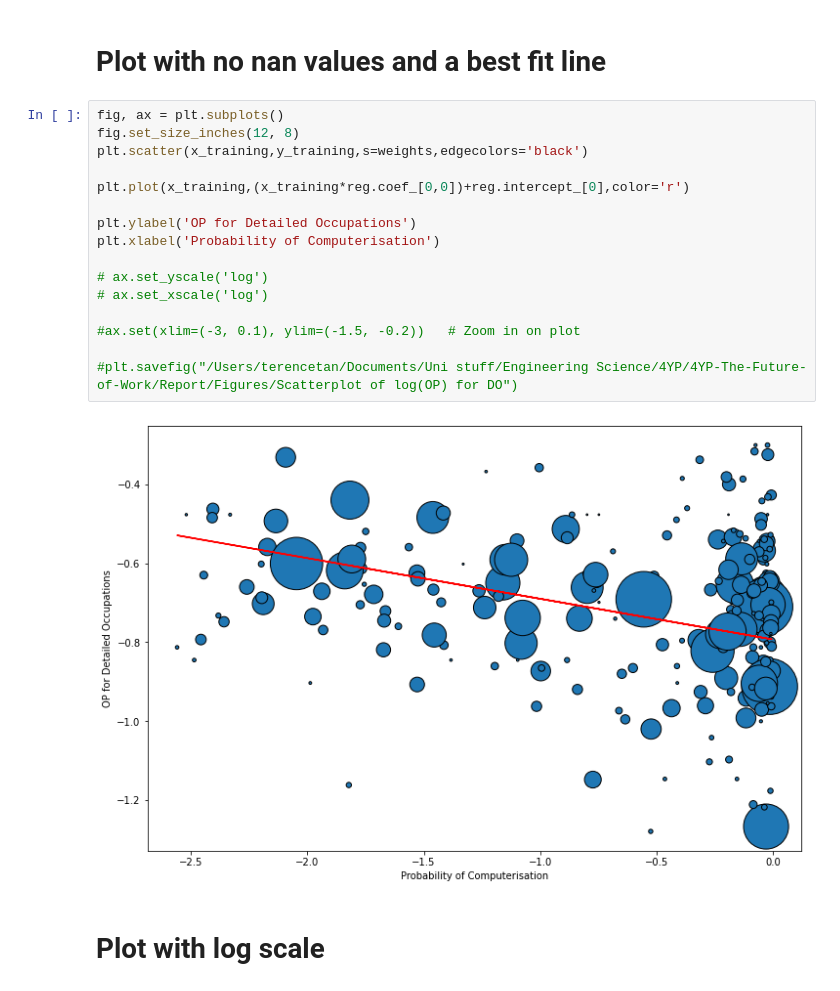
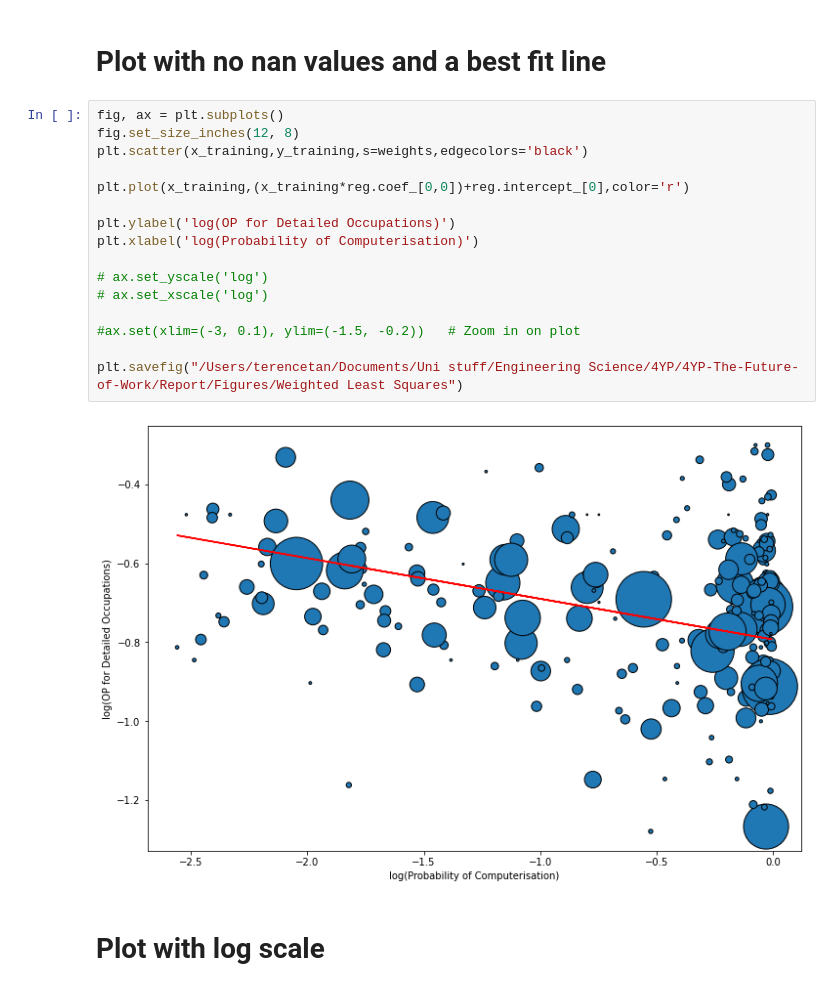
Before and after one commit to terencetan-c/4YP-The-Future-of-Work, a Jupyter notebook: Data modelling/Data modelling OP.ipynb, the cells around one changed output. Cells and saved outputs as stored; diff of their text form.

```diff
--- a/Data modelling/Data modelling OP.ipynb
+++ b/Data modelling/Data modelling OP.ipynb
@@ -374,21 +374,21 @@ plt.xlabel('Probability of Computerisation')
 # %%
 fig, ax = plt.subplots()
 fig.set_size_inches(12, 8)
 plt.scatter(x_training,y_training,s=weights,edgecolors='black')
 
 plt.plot(x_training,(x_training*reg.coef_[0,0])+reg.intercept_[0],color='r')
 
-plt.ylabel('OP for Detailed Occupations')
-plt.xlabel('Probability of Computerisation')
+plt.ylabel('log(OP for Detailed Occupations)')
+plt.xlabel('log(Probability of Computerisation)')
 
 # ax.set_yscale('log')
 # ax.set_xscale('log')
 
 #ax.set(xlim=(-3, 0.1), ylim=(-1.5, -0.2))   # Zoom in on plot
 
-#plt.savefig("/Users/terencetan/Documents/Uni stuff/Engineering Science/4YP/4YP-The-Future-of-Work/Report/Figures/Scatterplot of log(OP) for DO")
+plt.savefig("/Users/terencetan/Documents/Uni stuff/Engineering Science/4YP/4YP-The-Future-of-Work/Report/Figures/Weighted Least Squares")
 # %% [output]
-[figure, old version]
+[figure, new version]
 # %% [markdown]
 # Plot with log scale
 # %%
```
Also changed, not shown: parts of 8 cells of this notebook, 9 other files.
